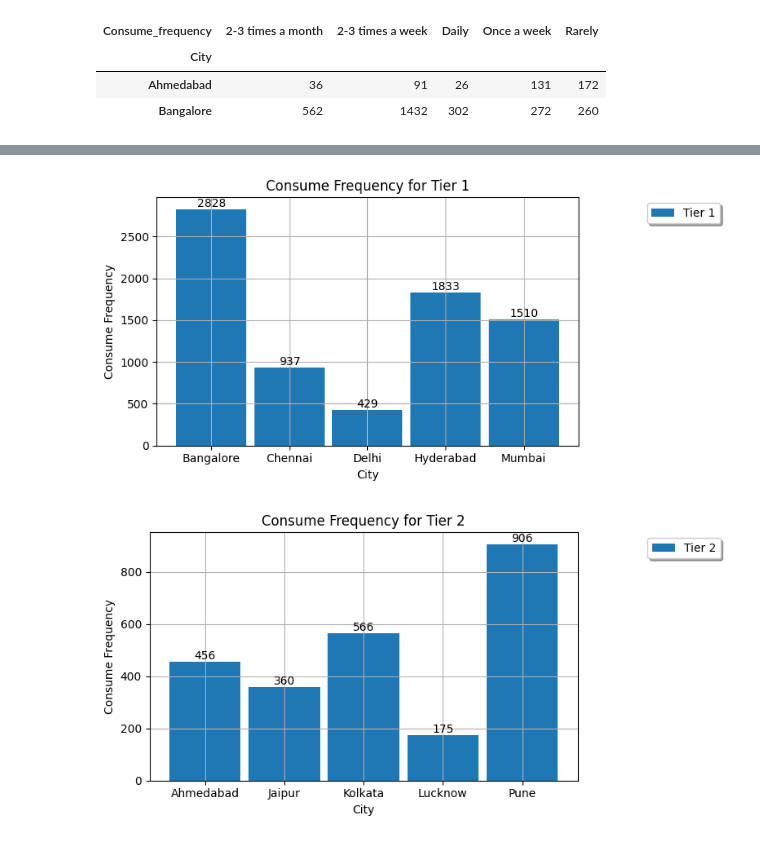
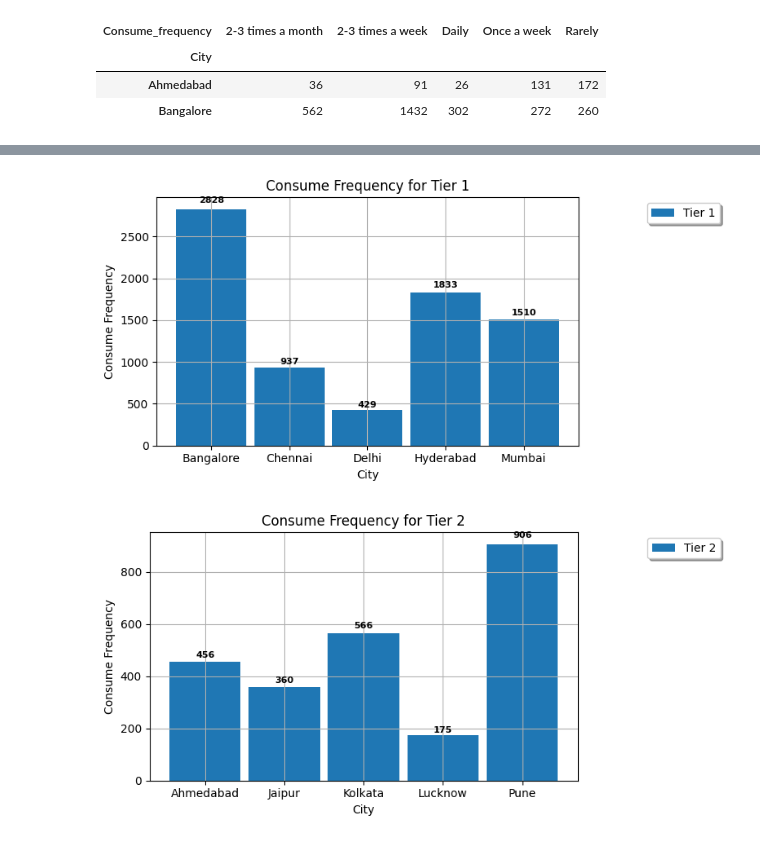
Before and after one commit to Udhay2898/Real-Fake-Job-Posting-Prediction, a Jupyter notebook: Food_and_Beverage.ipynb, the cells around one changed output, grey strips where cells are left out. Drawn from its saved outputs; the diff is of its cells as text; code cells hidden in the pictures.

```diff
--- a/Food_and_Beverage.ipynb
+++ b/Food_and_Beverage.ipynb
@@ -328,17 +351,27 @@ for frequency in city_df.columns:
     bar_values = selected_frequency.values
     bar_labels = selected_frequency.index
 
-    # Create the bar chart
     plt.figure(figsize=(10, 6))
-    plt.barh(bar_labels, bar_values, color='skyblue')
+    bars = plt.barh(bar_labels, bar_values, color='skyblue')
 
-    for i in range(len(bar_values)):
-        plt.text(bar_values[i], i, f'{bar_values[i]}', ha='left', va='center')
+    for bar in bars:
+        width = bar.get_width()                  # Get the width (value) of each bar
+        label = f'{int(width)}'                  # Convert width to an integer string for labeling
+        plt.text(
+            width + 0.02 * width,                # X position (slightly to the right of the bar)
+            bar.get_y() + bar.get_height() / 2,  # Y position (center of the bar)
+            label,                               # Label text
+            ha='left',                           # Horizontal alignment
+            va='center',                         # Vertical alignment
+            fontsize=8,                          # Font size
+            fontweight='bold'                    # Make text bold
+        )
 
     plt.xlabel('Number of Consumers')
     plt.ylabel('City')
     plt.title(f'City Distribution for Consumption Frequency "{frequency}"')
     plt.grid(axis='x')
 
+    plt.tight_layout()
     plt.show()
 # %% [output]
@@ -350,33 +383,38 @@ for frequency in city_df.columns:
 # %%
 bar_width = 0.9
 
 tier_df = df.groupby(['City', 'Tier']).agg({'Consume_frequency': 'count'}).reset_index()
 tier_df = tier_df.pivot_table(index='City', columns='Tier', values='Consume_frequency', fill_value=0)
 
 for tier in tier_df.columns:
 
     filter_df = tier_df[tier_df[tier] != 0]
 
     ax = filter_df[tier].plot.bar(figsize=(8,4),grid=True,width = bar_width,title=f"Consume Frequency for {tier}")
 
     plt.ylabel('Consume Frequency')
     plt.xlabel('City')
 
+    for container in ax.containers:
+        for bar in container:
+            height = bar.get_height()
+            label = f'{int(height)}'
+            ax.text(
+                bar.get_x() + bar.get_width() / 2,  # X position (center of the bar)
+                height + 0.02 * height,             # Y position (slightly above the bar)
+                label,                              # Label text
+                ha='center',                        # Horizontal alignment
+                va='bottom',                        # Vertical alignment
+                fontsize=8,                         # Font size
+                fontweight='bold'                   # Make text bold
+            )
+
     tick = range(len(filter_df))
     plt.xticks(ticks = tick, labels = filter_df.index, rotation = 0)
-
-    for i in range(len(filter_df)):
-      plt.text(
-      x=i,
-      y=filter_df[tier].iloc[i] + 0.05,  # Adjust the y position for visibility
-      s=int(filter_df[tier].iloc[i]),   # Convert to integer if needed
-      ha='center',                     # Horizontal alignment
-      va='bottom'                      # Vertical alignment
-        )
 
     plt.legend(bbox_to_anchor=(1.15, 1), loc='upper left', fancybox=True, shadow=True)
     plt.tight_layout()
     plt.show()
 # %% [output]
-[figure, old version]
+[figure, new version]
-[figure, old version]
+[figure, new version]
```
Also changed, not shown: parts of 15 cells of this notebook.
